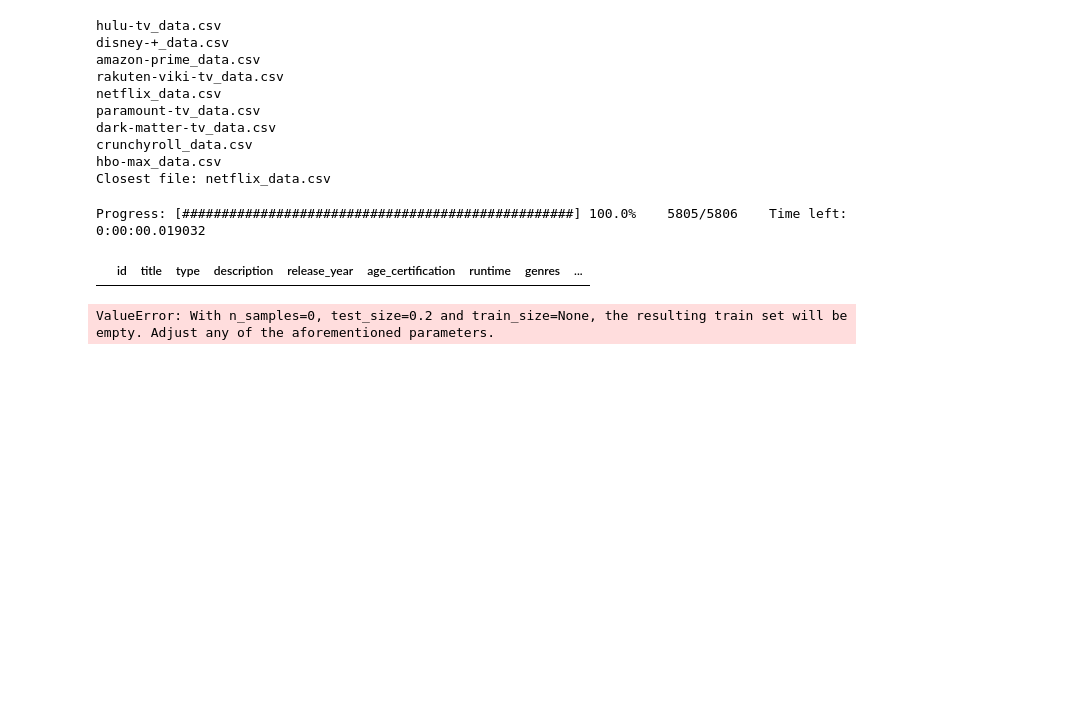
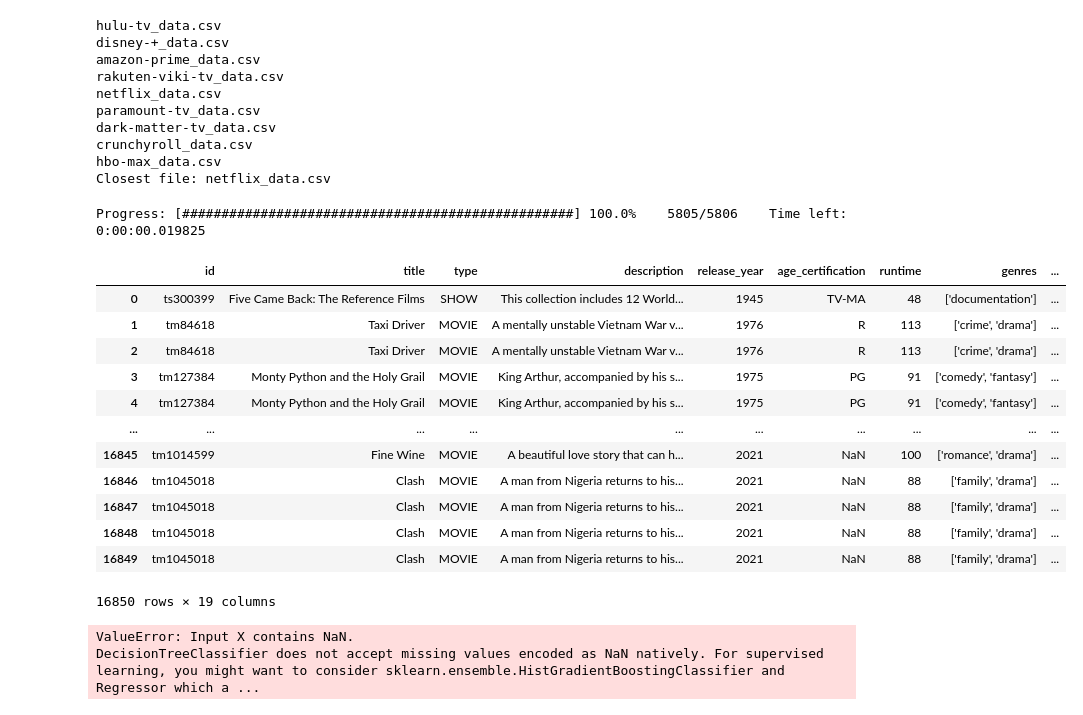
Before and after one commit to davidemarcoli/streaming-data, a Jupyter notebook: analyzer.ipynb, the cells around one changed output. Drawn from its saved outputs; the diff is of its cells as text; code cells hidden in the pictures; blank space fills up the shorter version.

Commit message:
Fix data split function

```diff
--- a/analyzer.ipynb
+++ b/analyzer.ipynb
@@ -14,7 +14,7 @@ import joblib # for saving objects
 
 
 TESTING = True
-REGENERATE = False
+REGENERATE = True
 
 if TESTING:
     dataset_name = 'netflix'
@@ -135,40 +135,53 @@ df["age_certification_index"] = df["age_certification"].apply(
     lambda x: unique_age_certifications.index(x))
 # %%
 df_splitted = pd.DataFrame(columns=df.columns)
+df_splitted.drop(columns=["genres", "production_countries", "type", "age_certification"], inplace=True)
 
 progressBar = Progressbar(len(df))
 
 save_name = "saved/splitted_data_" + \
     dataset_name.split(".")[0].split("_")[0] + ".df"
 
 if REGENERATE or not os.path.exists(save_name):
     for index, row in df.iterrows():
 
         progressBar.update(index)
 
         for genre_index in row["genres_index"]:
             row_copy = row.copy()
             row_copy["genres_index"] = genre_index
 
             for production_country_index in row_copy["production_countries_index"]:
                 row_copy2 = row_copy.copy()
                 row_copy2["production_countries_index"] = production_country_index
 
                 # df_splitted = df_splitted.append(pd.DataFrame(data=row_copy2))
                 # df_splitted = pd.concat([df_splitted, pd.DataFrame(data=row_copy2)])
 
-                df.loc[len(df.index)] = row_copy2
+                df_splitted.loc[len(df_splitted)] = row_copy2
 
             # df_splitted = pd.concat([df_splitted, pd.DataFrame(data=row_copy)])
 
     joblib.dump(df_splitted, save_name)
 else:
     df_splitted = joblib.load(save_name)
 
 df_splitted
 # %% [output]
-Progress: [##################################################] 100.0%    5805/5806    Time left: 0:00:00.019032
+Progress: [##################################################] 100.0%    5805/5806    Time left: 0:00:00.019825
 |  | id | title | type | description | release_year | age_certification | runtime | genres | ... |
+| 0 | ts300399 | Five Came Back: The Reference Films | SHOW | This collection includes 12 World... | 1945 | TV-MA | 48 | ['documentation'] | ... |
+| 1 | tm84618 | Taxi Driver | MOVIE | A mentally unstable Vietnam War v... | 1976 | R | 113 | ['crime', 'drama'] | ... |
+| 2 | tm84618 | Taxi Driver | MOVIE | A mentally unstable Vietnam War v... | 1976 | R | 113 | ['crime', 'drama'] | ... |
+| 3 | tm127384 | Monty Python and the Holy Grail | MOVIE | King Arthur, accompanied by his s... | 1975 | PG | 91 | ['comedy', 'fantasy'] | ... |
+| 4 | tm127384 | Monty Python and the Holy Grail | MOVIE | King Arthur, accompanied by his s... | 1975 | PG | 91 | ['comedy', 'fantasy'] | ... |
+| ... | ... | ... | ... | ... | ... | ... | ... | ... | ... |
+| 16845 | tm1014599 | Fine Wine | MOVIE | A beautiful love story that can h... | 2021 | NaN | 100 | ['romance', 'drama'] | ... |
+| 16846 | tm1045018 | Clash | MOVIE | A man from Nigeria returns to his... | 2021 | NaN | 88 | ['family', 'drama'] | ... |
+| 16847 | tm1045018 | Clash | MOVIE | A man from Nigeria returns to his... | 2021 | NaN | 88 | ['family', 'drama'] | ... |
+| 16848 | tm1045018 | Clash | MOVIE | A man from Nigeria returns to his... | 2021 | NaN | 88 | ['family', 'drama'] | ... |
+| 16849 | tm1045018 | Clash | MOVIE | A man from Nigeria returns to his... | 2021 | NaN | 88 | ['family', 'drama'] | ... |
+16850 rows × 19 columns
 # %%
 # joblib.dump(df_splitted, save_name)
 # %%
@@ -176,7 +189,7 @@ Progress: [##################################################] 100.0%    5805/58
 X = df_splitted.drop(columns=['id', 'score_avg', 'title', 'description',
                      'genres', 'production_countries', 'type', 'age_certification'])
 y = df_splitted['score_avg']
-X_train, X_test, y_train, y_test = train_test_split(X, y, test_size=0.2)
+X_train, X_test, y_train, y_test = train_test_split(X, y, test_size=0.2, shuffle=True)
 
 model = DecisionTreeClassifier()
 model.fit(X_train, y_train)
@@ -185,4 +198,5 @@ predictions = model.predict(X_test)
 score = accuracy_score(y_test, predictions)
 score
 # %% [output]
-ValueError: With n_samples=0, test_size=0.2 and train_size=None, the resulting train set will be empty. Adjust any of the aforementioned parameters.
+ValueError: Input X contains NaN.
+DecisionTreeClassifier does not accept missing values encoded as NaN natively. For supervised learning, you might want to consider sklearn.ensemble.HistGradientBoostingClassifier and Regressor which a ...
```
Also changed, not shown: 1 other file.
